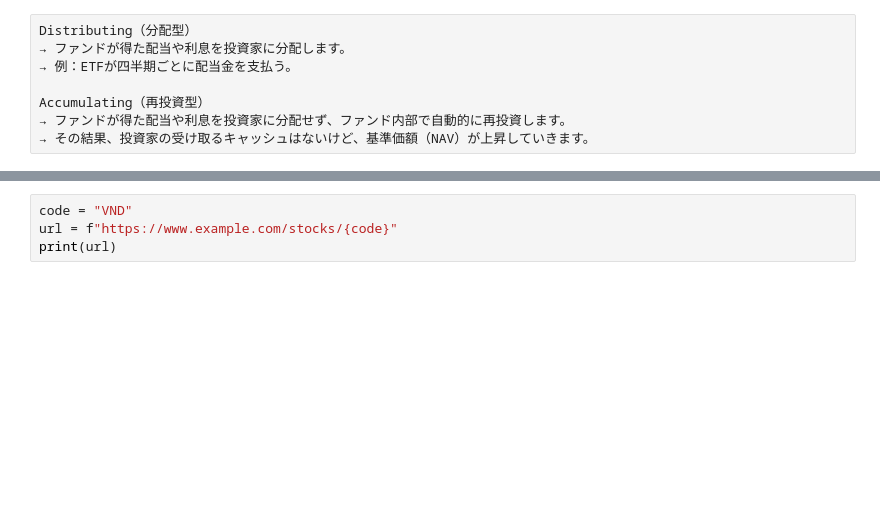
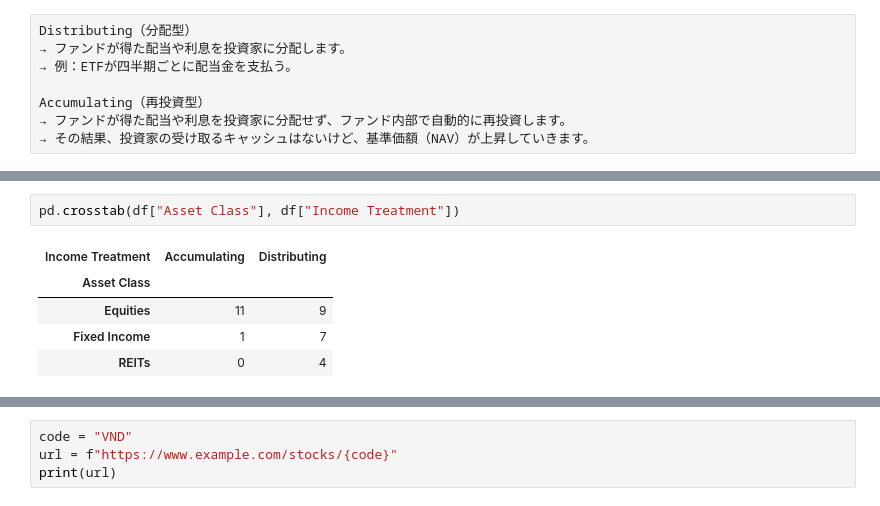
Before and after one commit to mrsmmori1234/notebooks_rep, a Jupyter notebook: notebooks/sgx_etf.ipynb, the cells around one changed output, grey strips where cells are left out. Drawn from its saved outputs; the diff is of its cells as text; blank space fills up the shorter version.

```diff
--- a/notebooks/sgx_etf.ipynb
+++ b/notebooks/sgx_etf.ipynb
@@ -188,0 +139,8 @@ for (asset_class, income), group_df in grouped:
+# %%
+pd.crosstab(df["Asset Class"], df["Income Treatment"])
+# %% [output]
+| Income Treatment | Accumulating | Distributing |
+| Asset Class |  |  |
+| Equities | 11 | 9 |
+| Fixed Income | 1 | 7 |
+| REITs | 0 | 4 |
```
Also changed, not shown: parts of 13 cells of this notebook, 3 other files.
